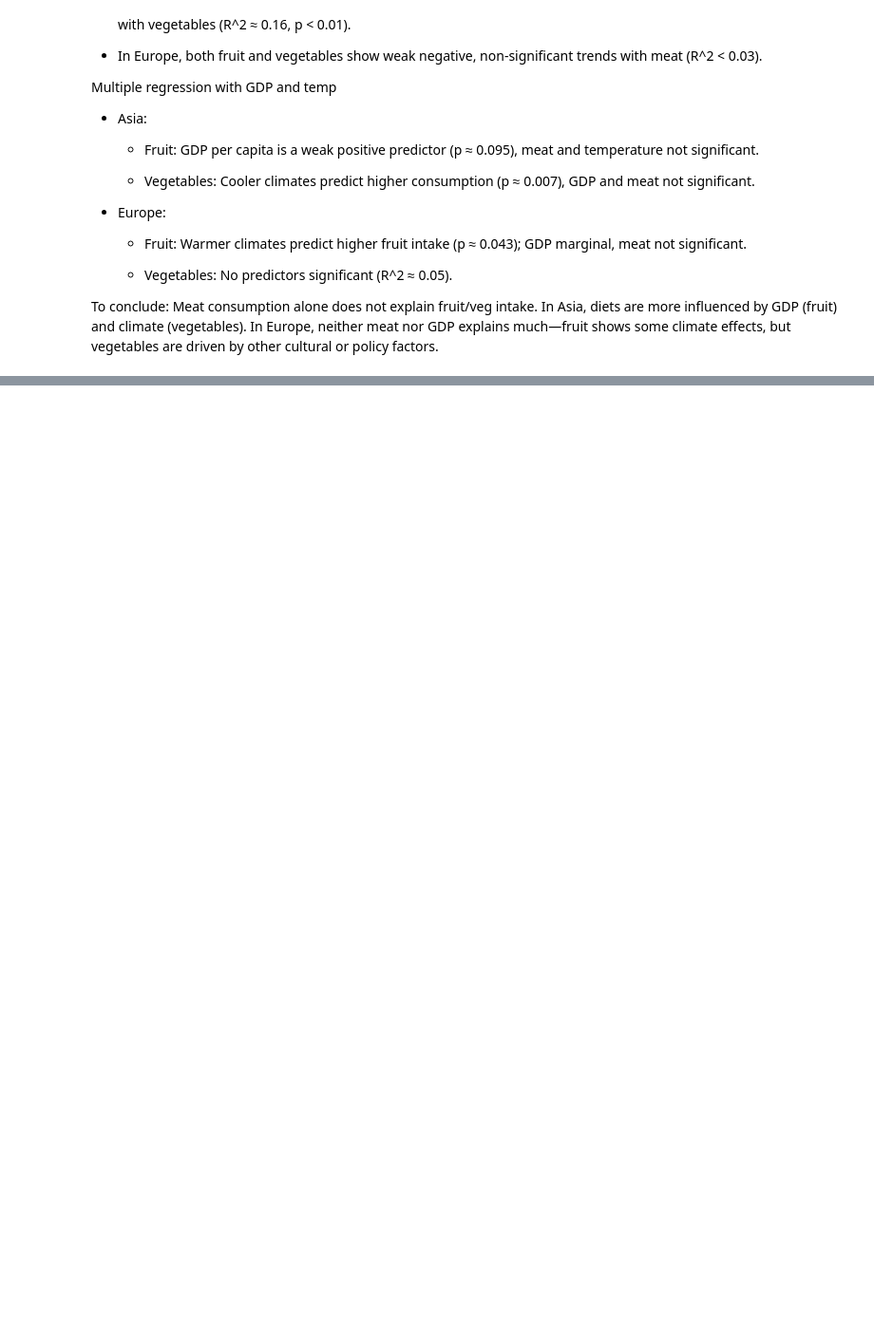
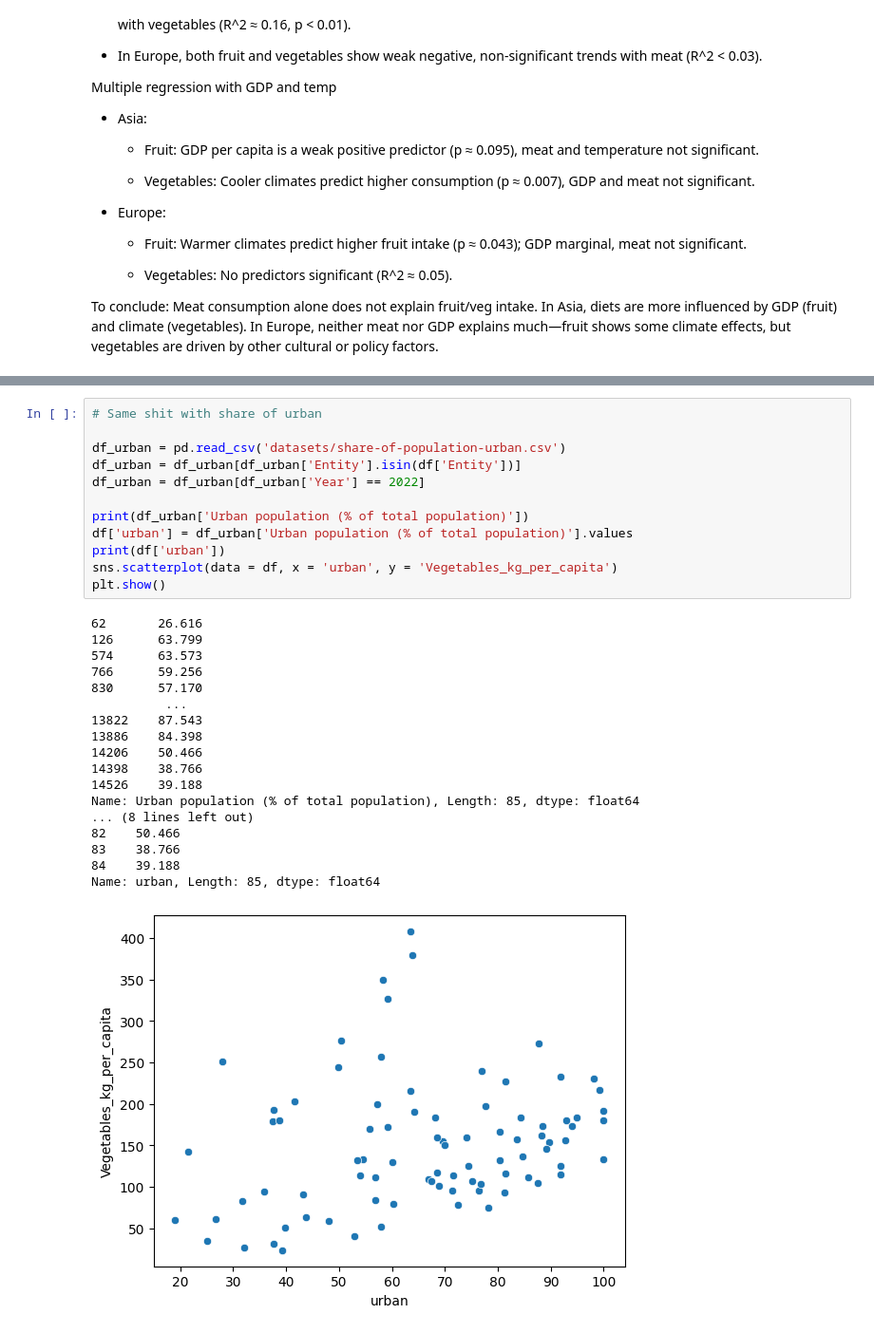
Before and after one commit to Tako870/tddm-ca, a Jupyter notebook: CA.ipynb, the cells around one changed output, grey strips where cells are left out. Shown at 95% size. Cells and saved outputs as stored; diff of their text form; blank space fills up the shorter version.

```diff
--- a/CA.ipynb
+++ b/CA.ipynb
@@ -711,0 +769,31 @@ Meat consumption alone does not explain fruit/veg intake. In Asia, diets are mor
+# %%
+# Same shit with share of urban
+
+df_urban = pd.read_csv('datasets/share-of-population-urban.csv')
+df_urban = df_urban[df_urban['Entity'].isin(df['Entity'])]
+df_urban = df_urban[df_urban['Year'] == 2022]
+
+print(df_urban['Urban population (% of total population)'])
+df['urban'] = df_urban['Urban population (% of total population)'].values
+print(df['urban'])
+sns.scatterplot(data = df, x = 'urban', y = 'Vegetables_kg_per_capita')
+plt.show()
+# %% [output]
+62       26.616
+126      63.799
+574      63.573
+766      59.256
+830      57.170
+          ...
+13822    87.543
+13886    84.398
+14206    50.466
+14398    38.766
+14526    39.188
+Name: Urban population (% of total population), Length: 85, dtype: float64
+... (8 lines left out)
+82    50.466
+83    38.766
+84    39.188
+Name: urban, Length: 85, dtype: float64
+[figure, added]
```
Also changed, not shown: parts of 9 cells of this notebook, 2 other files.
